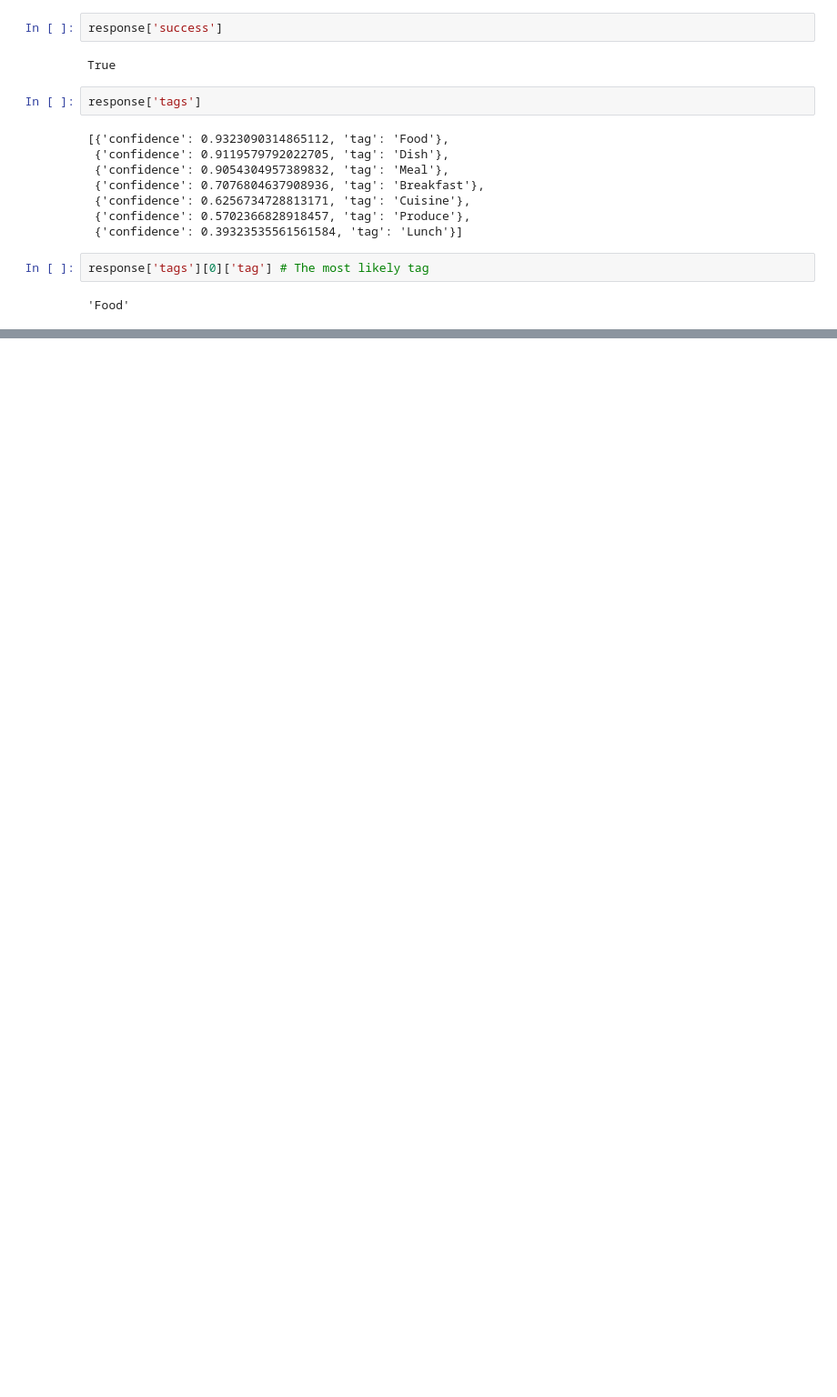
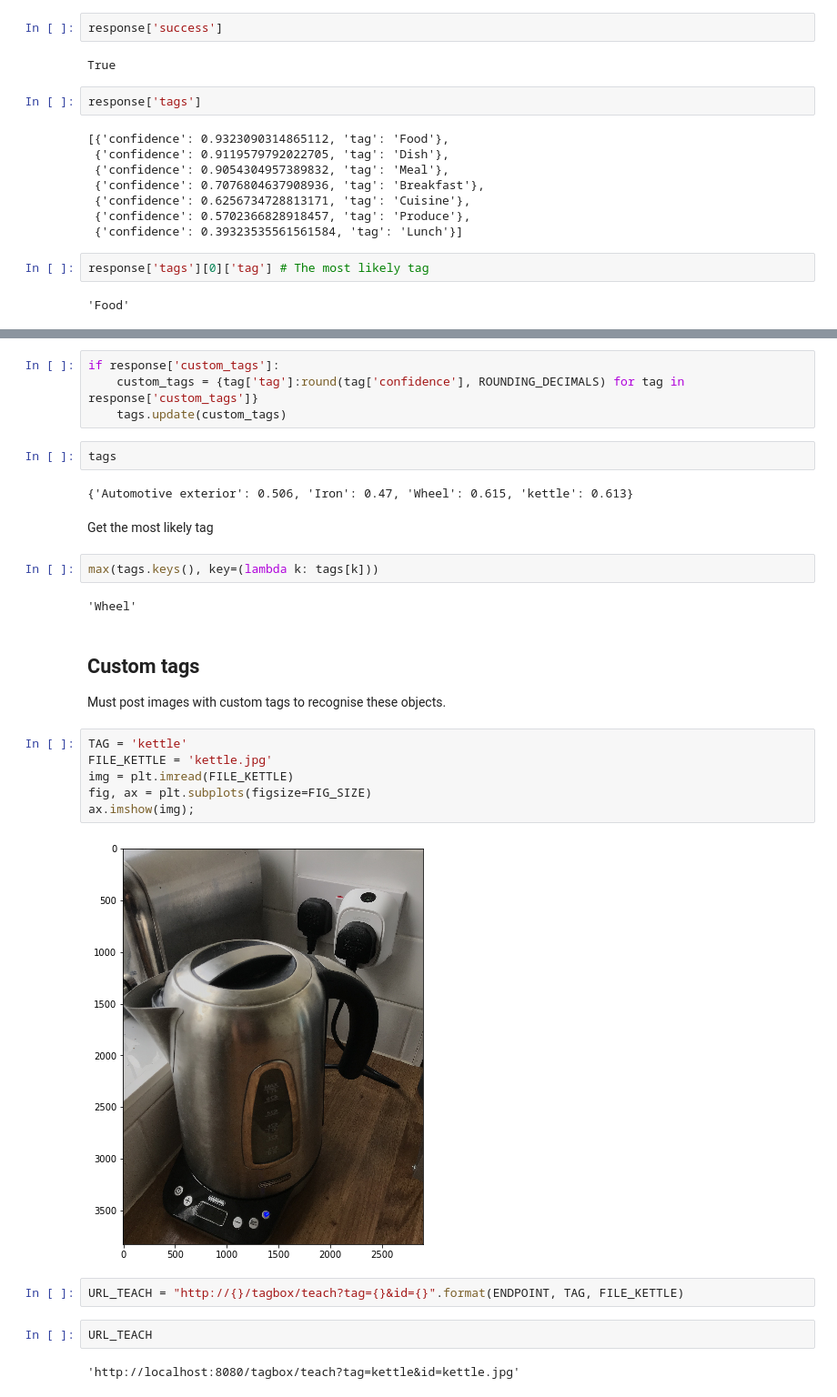
Before and after one commit to robmarkcole/HASS-Machinebox-Tagbox, a Jupyter notebook: Development.ipynb, the cells around one changed output, grey strips where cells are left out. Shown at 91% size. Cells and saved outputs as stored; diff of their text form; blank space fills up the shorter version.

Commit message:
Adds custom tags

```diff
--- a/Development.ipynb
+++ b/Development.ipynb
@@ -91,0 +85,31 @@ response['tags'][0]['tag'] # The most likely tag
+# %%
+if response['custom_tags']:
+    custom_tags = {tag['tag']:round(tag['confidence'], ROUNDING_DECIMALS) for tag in response['custom_tags']}
+    tags.update(custom_tags)
+# %%
+tags
+# %% [output]
+{'Automotive exterior': 0.506, 'Iron': 0.47, 'Wheel': 0.615, 'kettle': 0.613}
+# %% [markdown]
+Get the most likely tag
+# %%
+max(tags.keys(), key=(lambda k: tags[k]))
+# %% [output]
+'Wheel'
+# %% [markdown]
+## Custom tags
+Must post images with custom tags to recognise these objects.
+# %%
+TAG = 'kettle'
+FILE_KETTLE = 'kettle.jpg'
+img = plt.imread(FILE_KETTLE)
+fig, ax = plt.subplots(figsize=FIG_SIZE)
+ax.imshow(img);
+# %% [output]
+[figure, added]
+# %%
+URL_TEACH = "http://{}/tagbox/teach?tag={}&id={}".format(ENDPOINT, TAG, FILE_KETTLE)
+# %%
+URL_TEACH
+# %% [output]
+'http://localhost:8080/tagbox/teach?tag=kettle&id=kettle.jpg'
```
Also changed, not shown: parts of 12 cells of this notebook, 3 other files.
